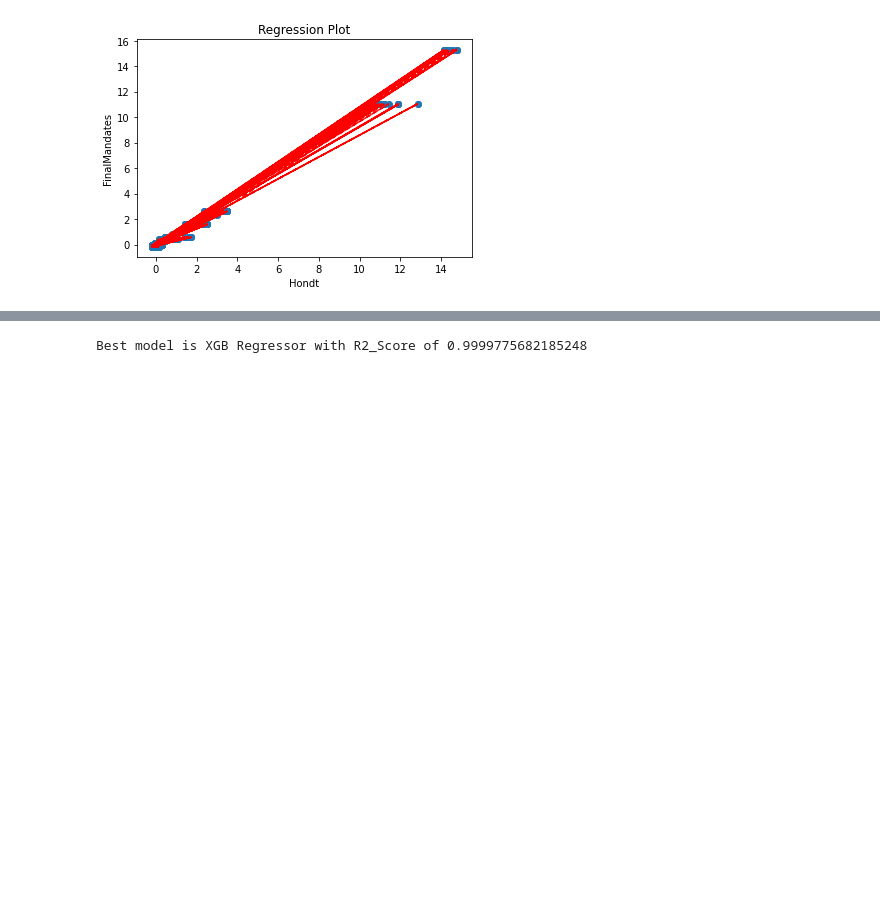
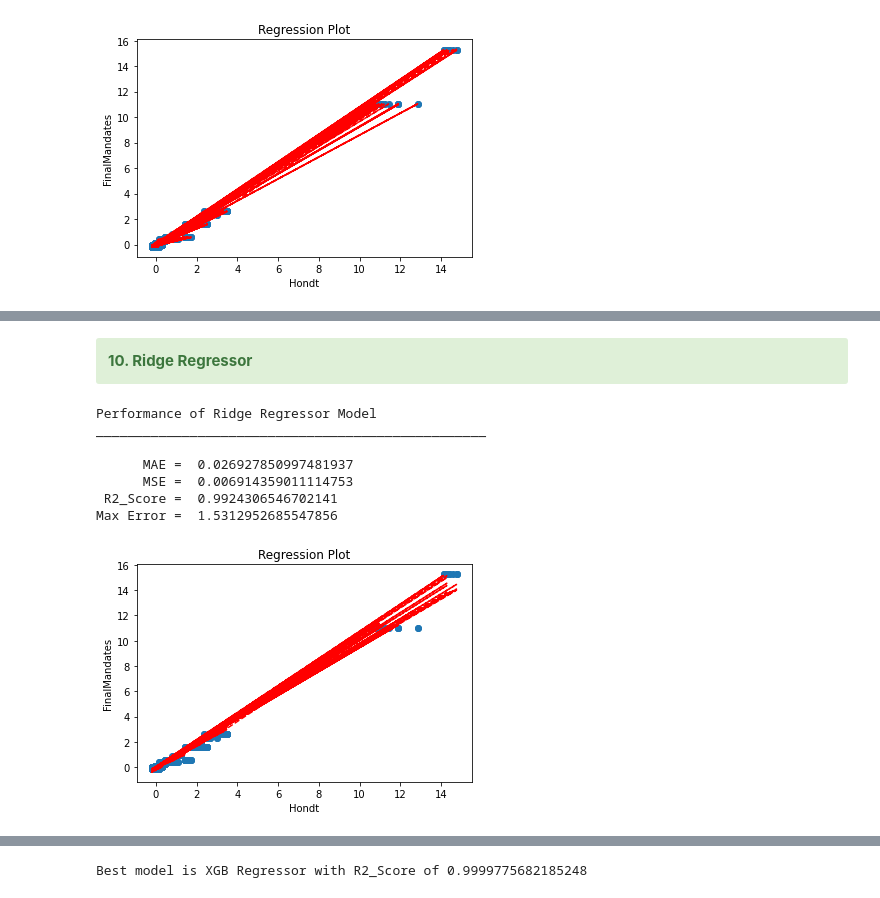
Before and after one commit to sreeh4ri/ictk_projects, a Jupyter notebook: projects/Final-Project/final-project-modelling.ipynb, the cells around one changed output, grey strips where cells are left out. Drawn from its saved outputs; the diff is of its cells as text; code cells hidden in the pictures; blank space fills up the shorter version.

```diff
--- a/projects/Final-Project/final-project-modelling.ipynb
+++ b/projects/Final-Project/final-project-modelling.ipynb
@@ -239,3 +290,20 @@ Max Error =  1.838747571503058
+# %% [markdown]
+<div class="alert alert-success"><b>10. Ridge Regressor</b></div>
+# %%
+from sklearn.linear_model import Ridge
+rd_model = Ridge(random_state=42).fit(X_train, y_train)
+rd_pred = rd_model.predict(X_test)
+check_metrices(rd_pred, 'Ridge Regressor')
+plot_prediction(rd_pred)
+# %% [output]
+Performance of Ridge Regressor Model
+__________________________________________________
+
+      MAE =  0.026927850997481937
+      MSE =  0.006914359011114753
+ R2_Score =  0.9924306546702141
+Max Error =  1.5312952685547856
+[figure, added]
 # %%
 r2_dict
 # %% [output]
```
Also changed, not shown: parts of 10 cells of this notebook.
